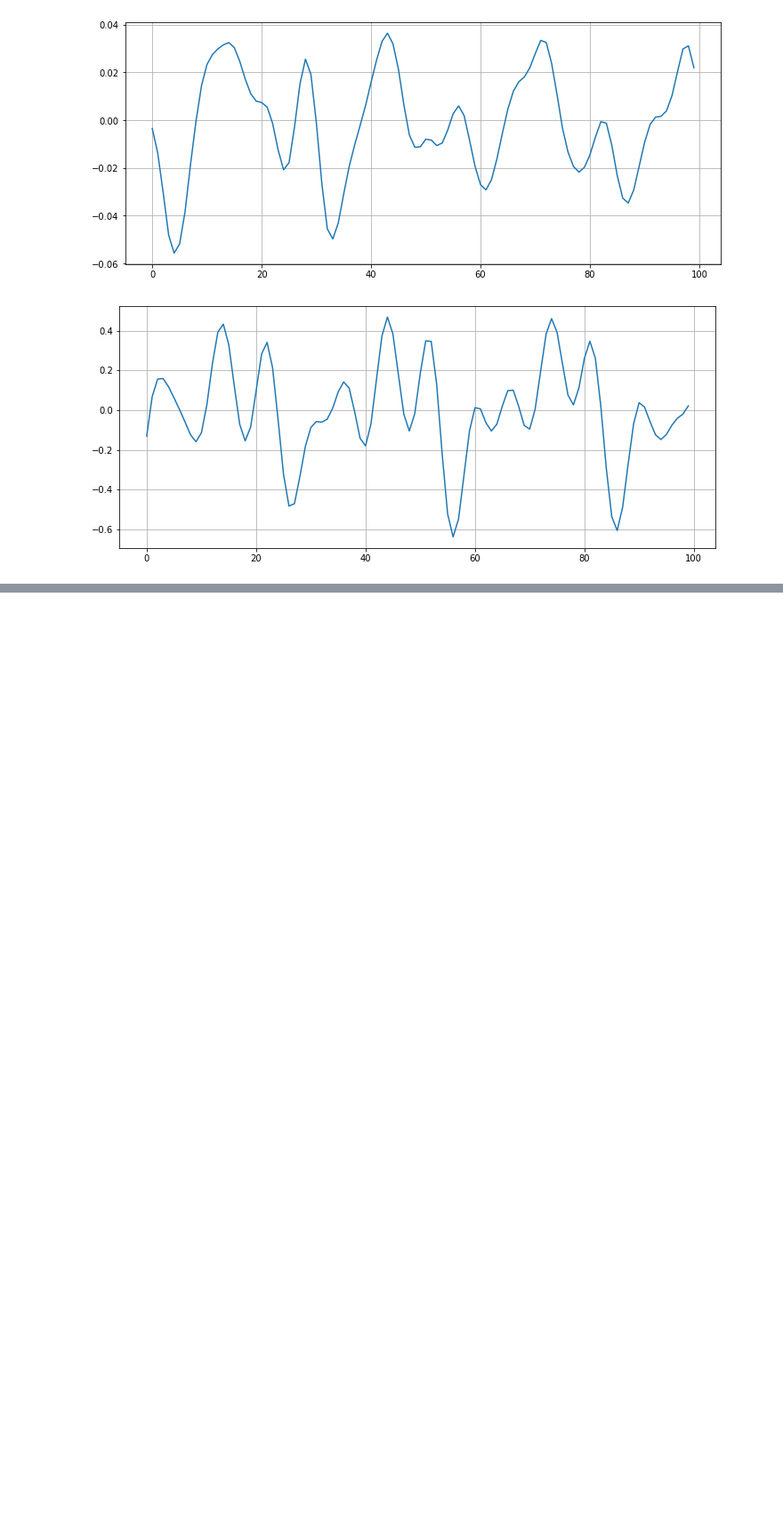
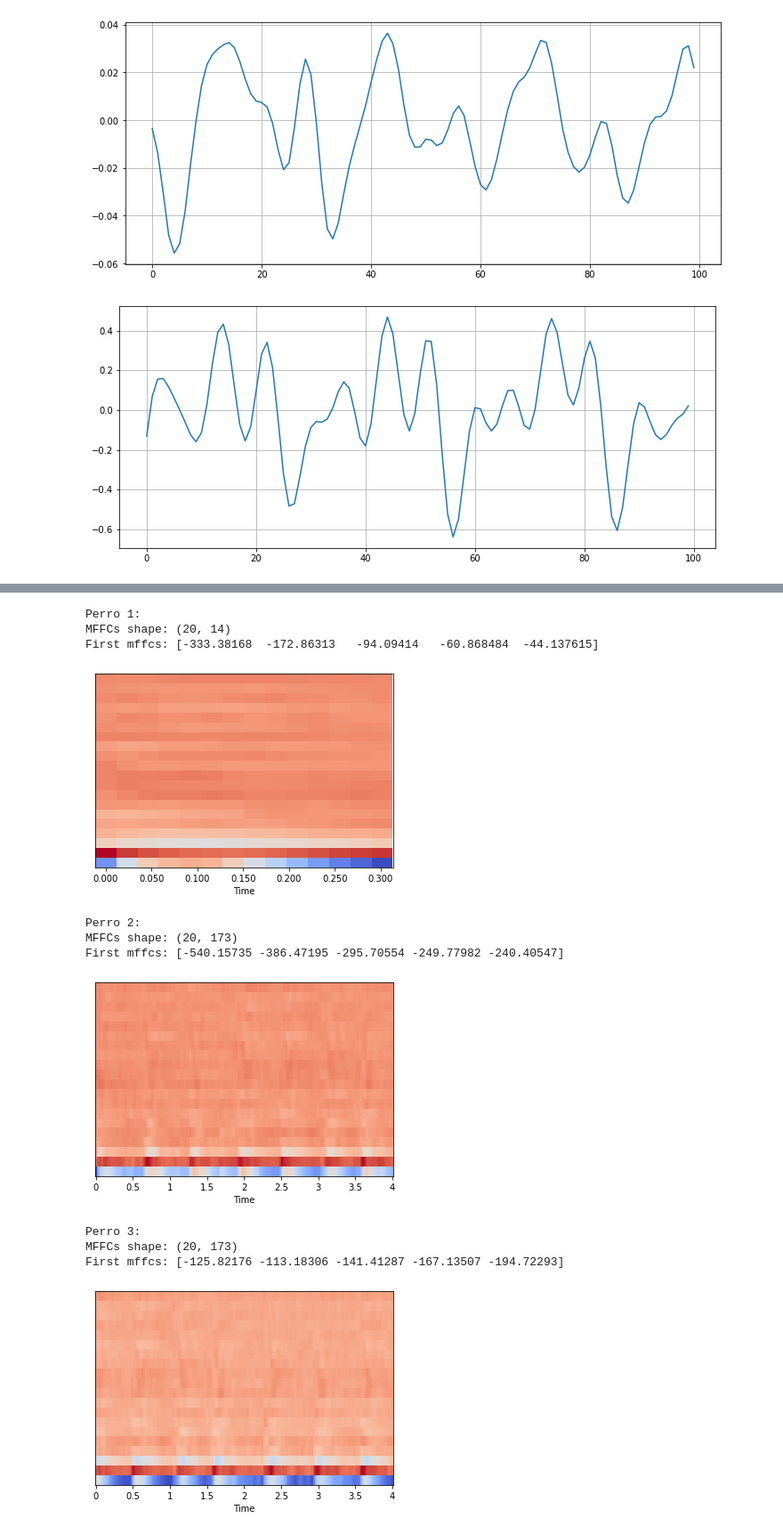
Before and after one commit to jhoel100/EDA-Proyecto, a Jupyter notebook: Clasificacion KDTREE.ipynb, the cells around one changed output, grey strips where cells are left out. Shown at 89% size. Cells and saved outputs as stored; diff of their text form; code cells hidden in the pictures; blank space fills up the shorter version.

```diff
--- a/Clasificacion KDTREE.ipynb
+++ b/Clasificacion KDTREE.ipynb
@@ -141,0 +156,40 @@ Number of crosses: 21
+# %%
+print("Perro 1: ")
+mfccs = librosa.feature.mfcc(y=x, sr=sr)
+print(f'MFFCs shape: {mfccs.shape}')
+print(f'First mffcs: {mfccs[0, :5]}')
+
+#Espectro de mfccs
+librosa.display.specshow(mfccs, sr=sr, x_axis='time')
+plt.show()
+
+print("Perro 2: ")
+mfccs = librosa.feature.mfcc(y=x2, sr=sr2)
+print(f'MFFCs shape: {mfccs.shape}')
+print(f'First mffcs: {mfccs[0, :5]}')
+
+#Espectro de mfccs
+librosa.display.specshow(mfccs, sr=sr2, x_axis='time')
+plt.show()
+
+print("Perro 3: ")
+mfccs = librosa.feature.mfcc(y=x3, sr=sr3)
+print(f'MFFCs shape: {mfccs.shape}')
+print(f'First mffcs: {mfccs[0, :5]}')
+
+#Espectro de mfccs
+librosa.display.specshow(mfccs, sr=sr3, x_axis='time')
+plt.show()
+# %% [output]
+Perro 1:
+MFFCs shape: (20, 14)
+First mffcs: [-333.38168  -172.86313   -94.09414   -60.868484  -44.137615]
+[figure, added]
+Perro 2:
+MFFCs shape: (20, 173)
+First mffcs: [-540.15735 -386.47195 -295.70554 -249.77982 -240.40547]
+[figure, added]
+Perro 3:
+MFFCs shape: (20, 173)
+First mffcs: [-125.82176 -113.18306 -141.41287 -167.13507 -194.72293]
+[figure, added]
```
Also changed, not shown: parts of 6 cells of this notebook.
